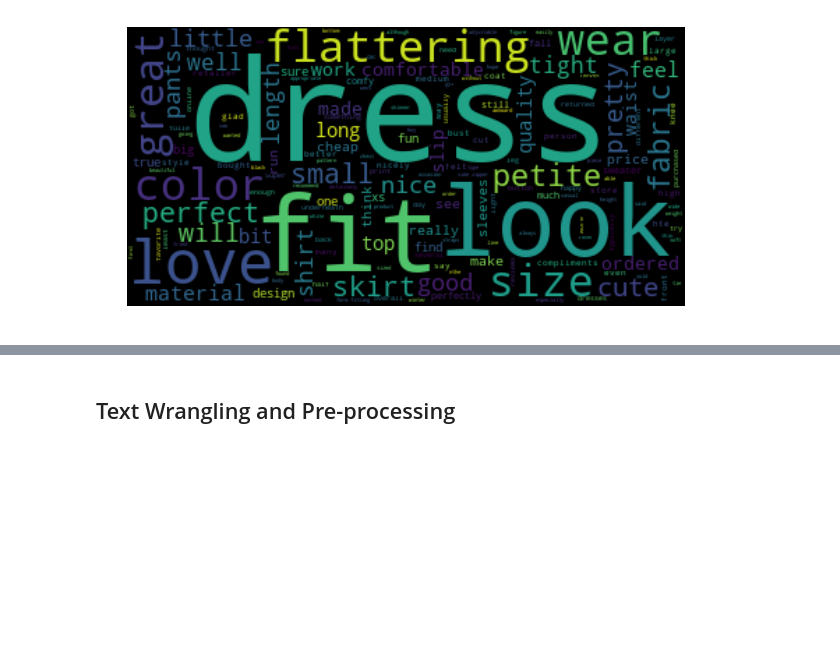
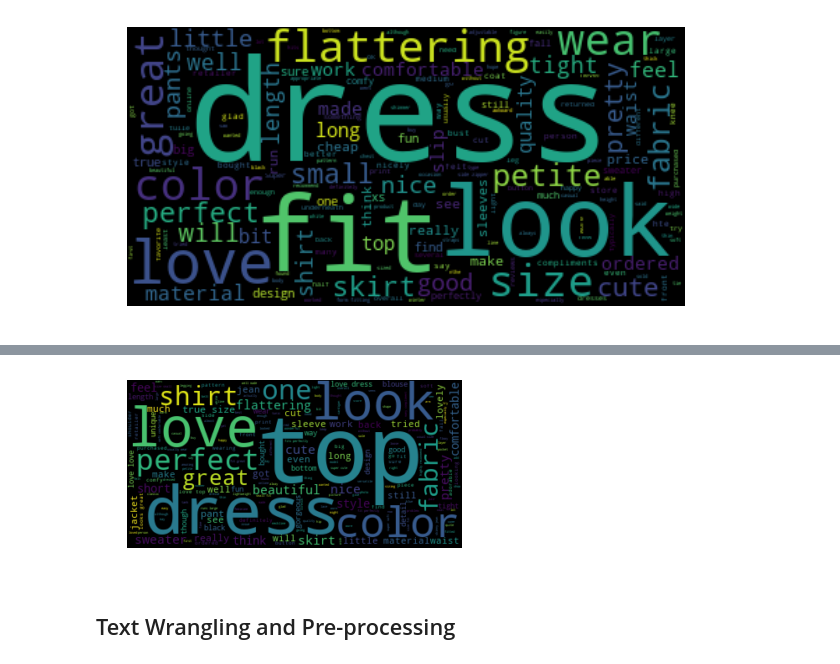
Before and after one commit to mamitch/Springboard_Capstone_Project_2, a Jupyter notebook: Capstone Project 2 Code.ipynb, the cells around one changed output, grey strips where cells are left out. Drawn from its saved outputs; the diff is of its cells as text; code cells hidden in the pictures; blank space fills up the shorter version.

```diff
--- a/Capstone Project 2 Code.ipynb
+++ b/Capstone Project 2 Code.ipynb
@@ -240,3 +262,15 @@ plt.show()
+# %%
+high=" ".join(review for review in data[data["rating_type"]=="high"].title_review)
+# %%
+#generate word cloud for reviews with high ratings
+wordcloud_high = WordCloud().generate(high)
+# %%
+#show word cloud for high ratings
+plt.imshow(wordcloud_high, interpolation='bilinear')
+plt.axis("off")
+plt.show()
+# %% [output]
+[figure, added]
 # %% [markdown]
 ## Text Wrangling and Pre-processing
 # %%
```
Also changed, not shown: parts of 18 cells of this notebook.
